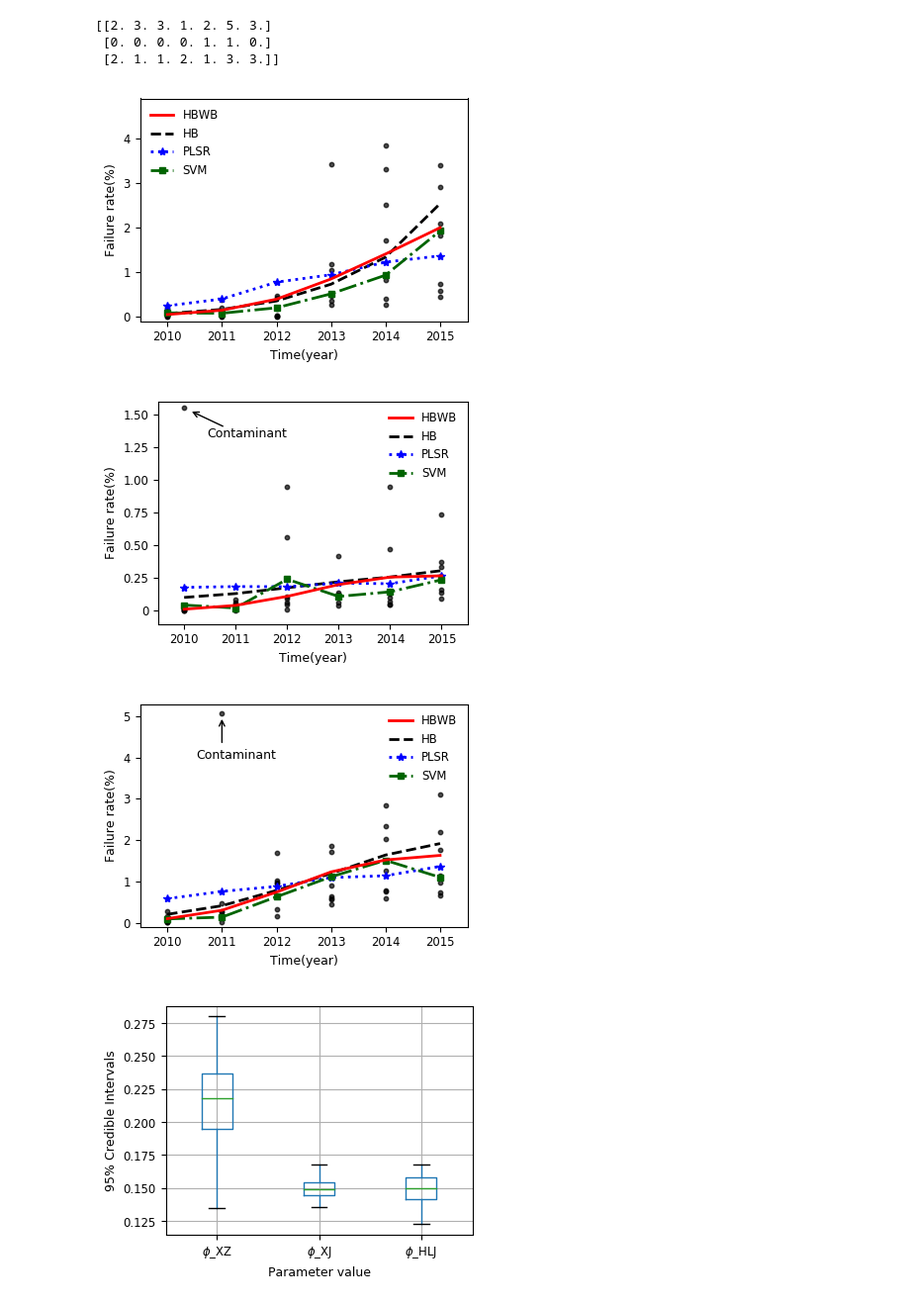
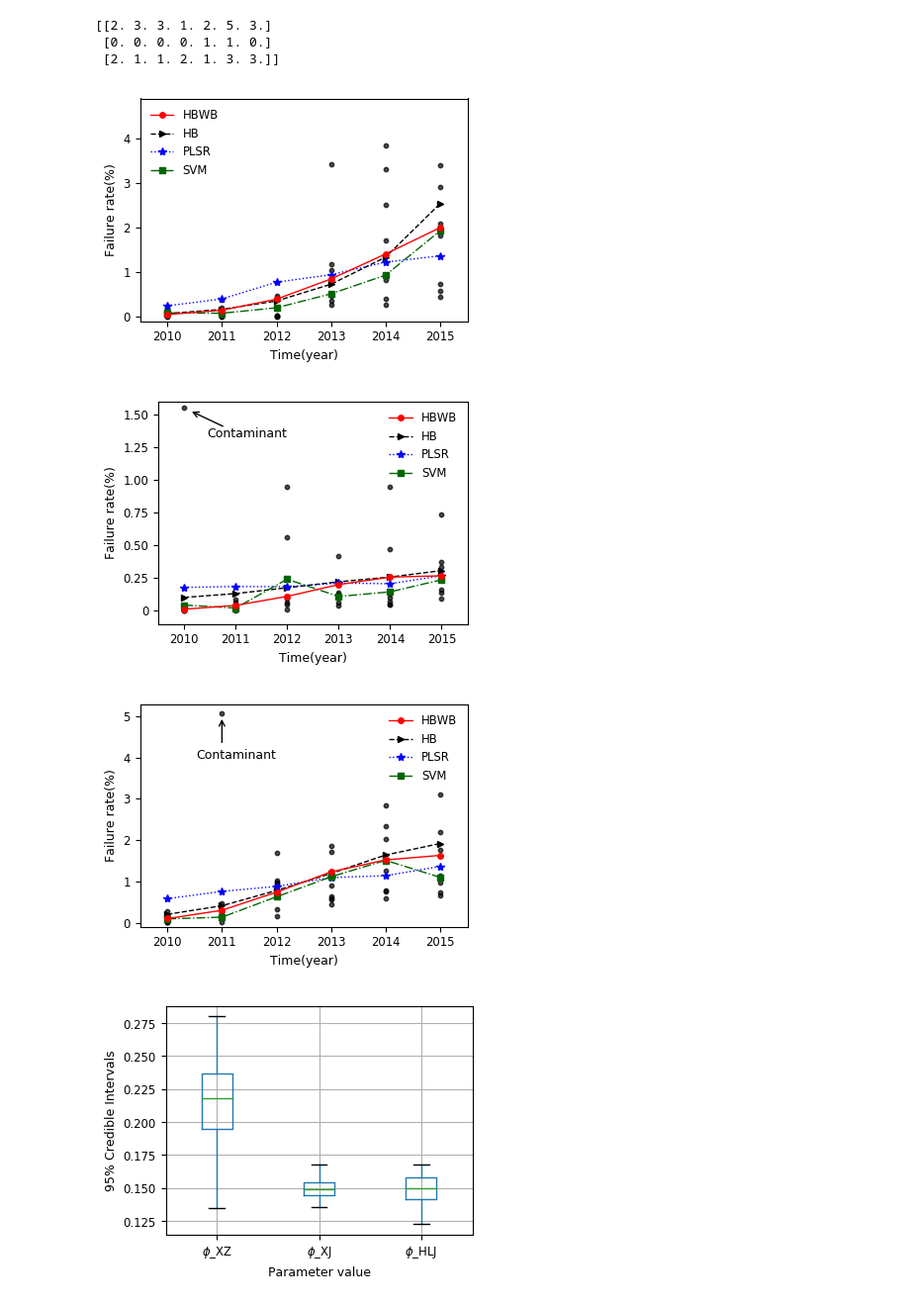
Before and after one commit to Qiuchumo/QW_reliable, a Jupyter notebook: SCI/New12/Paint_ZiMoXing.ipynb, the cells around one changed output. Shown at 99% size. Cells and saved outputs as stored; diff of their text form; code cells hidden in the pictures.

```diff
--- a/SCI/New12/Paint_ZiMoXing.ipynb
+++ b/SCI/New12/Paint_ZiMoXing.ipynb
@@ -441,10 +441,10 @@ y4 = Y_SVMpred[ip]
 
 # plt.scatter(x2, Pred_faults2[0], marker='o', alpha=0.6, c='k',s=10, linewidths=1)
 plt.scatter(xp, yp, marker='o', alpha=0.7, c='k',s=10, linewidths=1)
-ax2, = plt.plot(xl, y2,  'k--', linewidth=2)
-ax3, = plt.plot(xl, y3, '*:', color='b', linewidth=2)
-ax4, = plt.plot(xl, y4, 's-.', color='#006400', markersize=4, linewidth=2)
-ax1, = plt.plot(xl, y1, 'r', linewidth=2)
+ax2, = plt.plot(xl, y2,  'k>--', markersize=4,  linewidth=1)
+ax3, = plt.plot(xl, y3, '*:', color='b', linewidth=1)
+ax4, = plt.plot(xl, y4, 's-.', color='#006400', markersize=4, linewidth=1)
+ax1, = plt.plot(xl, y1, 'ro-', markersize=4,  linewidth=1)
 
 plt.axis([0.5, 6.5, -.1, 4.9])
 plt.xlabel("Time(year)", fontdict=font1)
@@ -478,10 +478,10 @@ y4 = Y_SVMpred[ip]
 
 # plt.scatter(x2, Pred_faults2[1], marker='o', alpha=0.6, c='k',s=10, linewidths=1)
 plt.scatter(xp, yp, marker='o', alpha=0.7, c='k',s=10, linewidths=1)
-ax2, = plt.plot(xl, y2,  'k--', linewidth=2)
-ax3, = plt.plot(xl, y3, '*:', color='b', linewidth=2)
-ax4, = plt.plot(xl, y4, 's-.', color='#006400', markersize=4, linewidth=2)
-ax1, = plt.plot(xl, y1, 'r', linewidth=2)
+ax2, = plt.plot(xl, y2,  'k>--',  markersize=4, linewidth=1)
+ax3, = plt.plot(xl, y3, '*:', color='b', linewidth=1)
+ax4, = plt.plot(xl, y4, 's-.', color='#006400', markersize=4, linewidth=1)
+ax1, = plt.plot(xl, y1,'ro-', markersize=4,  linewidth=1)
 
 plt.axis([0.5, 6.5, -.1, 1.6])
 plt.xlabel("Time(year)", fontdict=font1)
@@ -513,40 +513,40 @@ xp = elec_year2[ip*7:(ip+1)*7, :]
 yp = elec_faults2[ip*7:(ip+1)*7, :]
 xl = [1,2,3,4,5,6]
 
 y1 = Mean_output[ip]
 y2 = M0_Mean_output[ip]
 y3 = Y_PLSpred_MEAN[ip]
 y4 = Y_SVMpred[ip]
 
 # plt.scatter(x2, Pred_faults2[2], marker='o', alpha=0.6, c='k',s=10, linewidths=1)
 plt.scatter(xp, yp, marker='o', alpha=0.7, c='k',s=10, linewidths=1)
-ax2, = plt.plot(xl, y2,  'k--', linewidth=2)
-ax3, = plt.plot(xl, y3, '*:', color='b', linewidth=2)
-ax4, = plt.plot(xl, y4, 's-.', color='#006400', markersize=4, linewidth=2)
-ax1, = plt.plot(xl, y1, 'r', linewidth=2)
+ax2, = plt.plot(xl, y2,  'k>--', markersize=4,  linewidth=1)
+ax3, = plt.plot(xl, y3, '*:', color='b', linewidth=1)
+ax4, = plt.plot(xl, y4, 's-.', color='#006400', markersize=4, linewidth=1)
+ax1, = plt.plot(xl, y1, 'ro-', markersize=4,  linewidth=1)
 
 plt.axis([0.5,6.5, -.1, 5.3])
 plt.xlabel("Time(year)", fontdict=font1)
 plt.ylabel("Failure rate(%)", fontdict=font1)
 plt.legend([ax1, ax2, ax3, ax4], ['HBWB', 'HB','PLSR','SVM'], loc='upper right', frameon=False, fontsize='small')
 label_f1 = "Contaminant"
 ax.text(3.0,4.2,label_f1,fontsize=9,verticalalignment="top",horizontalalignment="right")
 ax.annotate('',xy=(2.0, 5),xytext=(2.0,4.3),arrowprops=dict(arrowstyle="->",connectionstyle="arc3"))
 
 ax.set_xticklabels(['2010','2010', '2011', '2012', '2013', '2014', '2015'], fontsize='small')
 ax.set_yticklabels(['0', '0','1', '2', '3', '4', '5'], fontsize='small')
 # ax.set_yticklabels(fontsize='small')
 
 plt.savefig('E:\\Code\\Bayescode\\QW_reliable\\SCI\\New12\\Picture\\CompareC.png', dpi = 300, bbox_inches='tight')
 if Savefig == 1:
     plt.savefig('E:\\Code\\Bayescode\\QW_reliable\\SCI\\New12\\Picture\\HBWB3.svg', format='svg')
 
 plt.tight_layout()
 plt.show()
 # %% [output]
-[figure, old version]
+[figure, new version]
-[figure, old version]
+[figure, new version]
-[figure, old version]
+[figure, new version]
 # %%
 import pandas as pd
 def list_generator(mean,dis,number):#封装一下这个函数，用来后面生成数据
```
Also changed, not shown: parts of 1 cell of this notebook, 10 other files.
